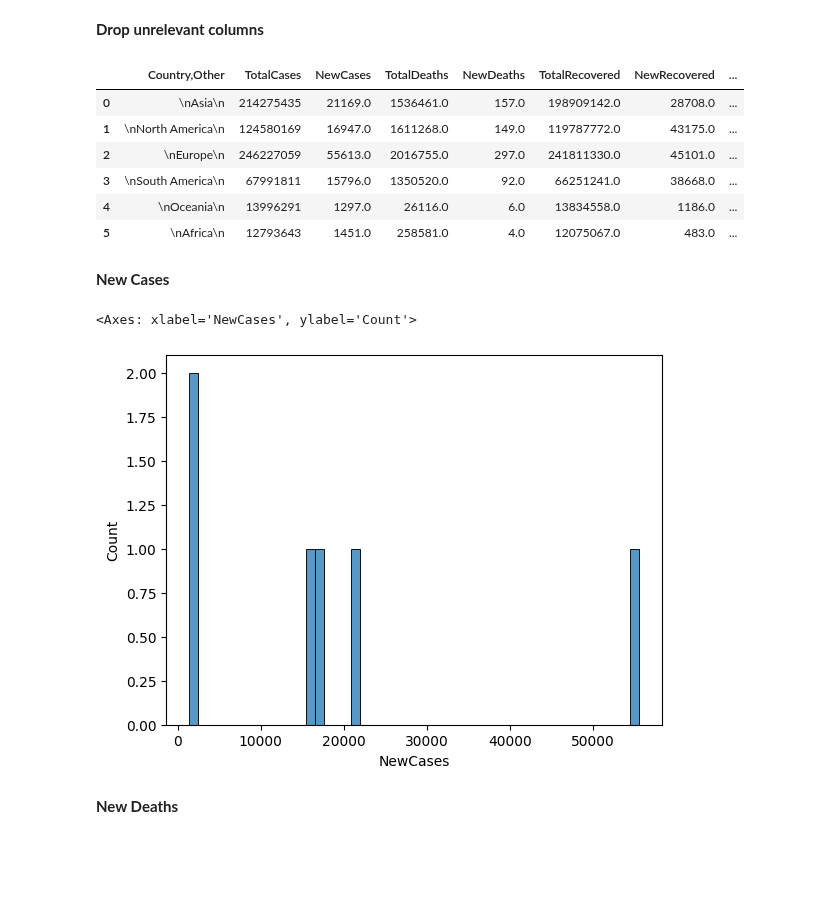
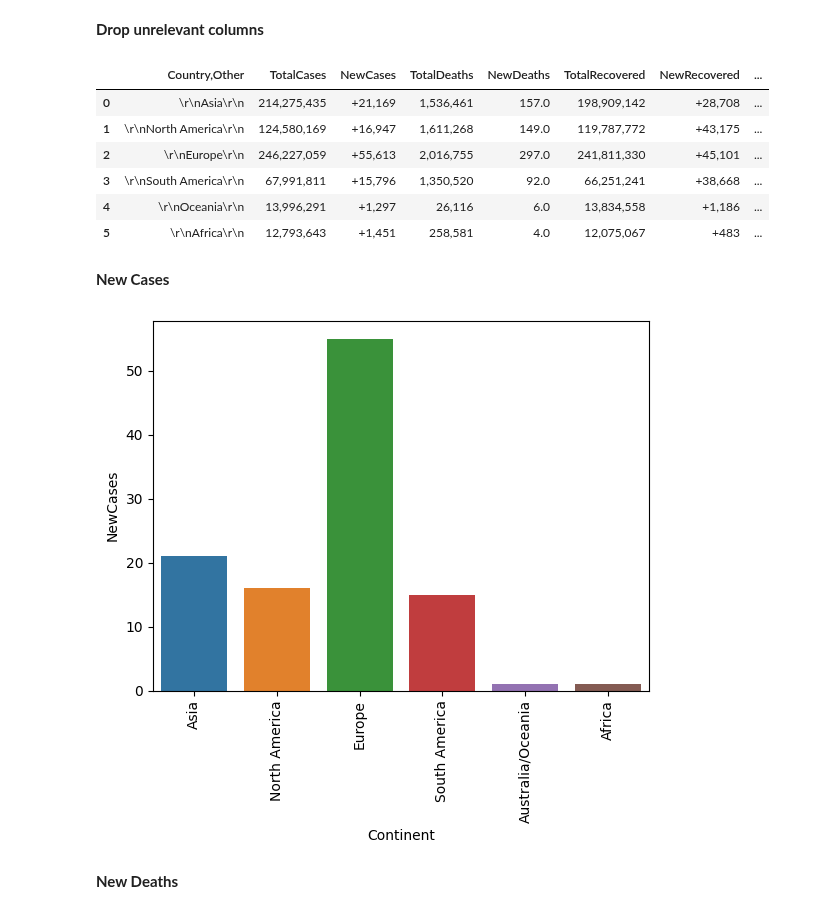
Before and after one commit to daongochoa2002/Lab1-Data-Visualization, a Jupyter notebook: Coronavirus Analysis.ipynb, the cells around one changed output. Drawn from its saved outputs; the diff is of its cells as text; code cells hidden in the pictures; blank space fills up the shorter version.

Commit message:
fix continent pre process

```diff
--- a/Coronavirus Analysis.ipynb
+++ b/Coronavirus Analysis.ipynb
@@ -423,8 +432,10 @@ The background (academics environment and current situation) can influence eithe
 big_df2 = pd.read_csv('Date2023-02-27.csv')
 big_df2.head()
 
-continents_df = big_df[(big_df['#'].isna())&((big_df['Country,Other']!='Total:')\
-                                             &(big_df['Country,Other']!='\n\n'))&(big_df['Continent']!='All')]
-continents_df.head()
+big_df2[columns] = big_df2[columns].astype(str).apply(lambda x: pd.to_numeric(x.str.replace('\D','',regex=True)))
+
+continents_df2 = big_df2[(big_df2['#'].isna())&((big_df2['Country,Other']!='Total:')\
+                                             &(big_df2['Country,Other']!='\n\n'))&(big_df2['Continent']!='All')]
+continents_df2.head()
 # %% [output]
 |  | # | Country,Other | TotalCases | NewCases | TotalDeaths | NewDeaths | TotalRecovered | NewRecovered | ... |
@@ -461,30 +462,38 @@ df
 **Drop unrelevant columns**
 # %%
 columns = ['#','Tot\xa0Cases/1M pop', 'Deaths/1M pop', 'TotalTests',\
-       'Tests/\n1M pop\n', 'Population', '1 Caseevery X ppl',\
-       '1 Deathevery X ppl', 'New Cases/1M pop', 'Active Cases/1M pop', 'New Deaths/1M pop', '1 Testevery X ppl']
+        'Population', '1 Caseevery X ppl',\
+       '1 Deathevery X ppl', 'New Cases/1M pop', 'Active Cases/1M pop', 'New Deaths/1M pop', '1 Testevery X ppl', 'Tests/\r\n1M pop\r\n']
 
 # drop unrelevant columns
-df = continents_df.drop(columns=columns)
+df = continents_df2.drop(columns=columns)
+# drop rows with missing values
+df = df.dropna()
 df
 # %% [output]
 |  | Country,Other | TotalCases | NewCases | TotalDeaths | NewDeaths | TotalRecovered | NewRecovered | ... |
-| 0 | \nAsia\n | 214275435 | 21169.0 | 1536461.0 | 157.0 | 198909142.0 | 28708.0 | ... |
-| 1 | \nNorth America\n | 124580169 | 16947.0 | 1611268.0 | 149.0 | 119787772.0 | 43175.0 | ... |
-| 2 | \nEurope\n | 246227059 | 55613.0 | 2016755.0 | 297.0 | 241811330.0 | 45101.0 | ... |
-| 3 | \nSouth America\n | 67991811 | 15796.0 | 1350520.0 | 92.0 | 66251241.0 | 38668.0 | ... |
-| 4 | \nOceania\n | 13996291 | 1297.0 | 26116.0 | 6.0 | 13834558.0 | 1186.0 | ... |
-| 5 | \nAfrica\n | 12793643 | 1451.0 | 258581.0 | 4.0 | 12075067.0 | 483.0 | ... |
+| 0 | \r\nAsia\r\n | 214,275,435 | +21,169 | 1,536,461 | 157.0 | 198,909,142 | +28,708 | ... |
+| 1 | \r\nNorth America\r\n | 124,580,169 | +16,947 | 1,611,268 | 149.0 | 119,787,772 | +43,175 | ... |
+| 2 | \r\nEurope\r\n | 246,227,059 | +55,613 | 2,016,755 | 297.0 | 241,811,330 | +45,101 | ... |
+| 3 | \r\nSouth America\r\n | 67,991,811 | +15,796 | 1,350,520 | 92.0 | 66,251,241 | +38,668 | ... |
+| 4 | \r\nOceania\r\n | 13,996,291 | +1,297 | 26,116 | 6.0 | 13,834,558 | +1,186 | ... |
+| 5 | \r\nAfrica\r\n | 12,793,643 | +1,451 | 258,581 | 4.0 | 12,075,067 | +483 | ... |
 # %% [markdown]
 **New Cases**
 # %%
-# fill missing values
-df['NewCases']=df['NewCases'].fillna(0)
-# bar chart
-sns.histplot(data=df, x="NewCases",bins=50)
+# New Case
+# evaluate the "+" before the number
+df['NewCases'] = df['NewCases'].str.extract('(\d+)')
+# convert to numeric
+df['NewCases'] = pd.to_numeric(df['NewCases'])
+# fill missing values with 0
+df['NewCases'] = df['NewCases'].fillna(0)
+# bar plot
+sns.barplot(x='Continent', y='NewCases', data=df)
+plt.xticks(rotation=90)
+plt.show()
 # %% [output]
-<Axes: xlabel='NewCases', ylabel='Count'>
-[figure, old version]
+[figure, new version]
 # %% [markdown]
 **New Deaths**
 # %%
```
Also changed, not shown: parts of 27 cells of this notebook.
